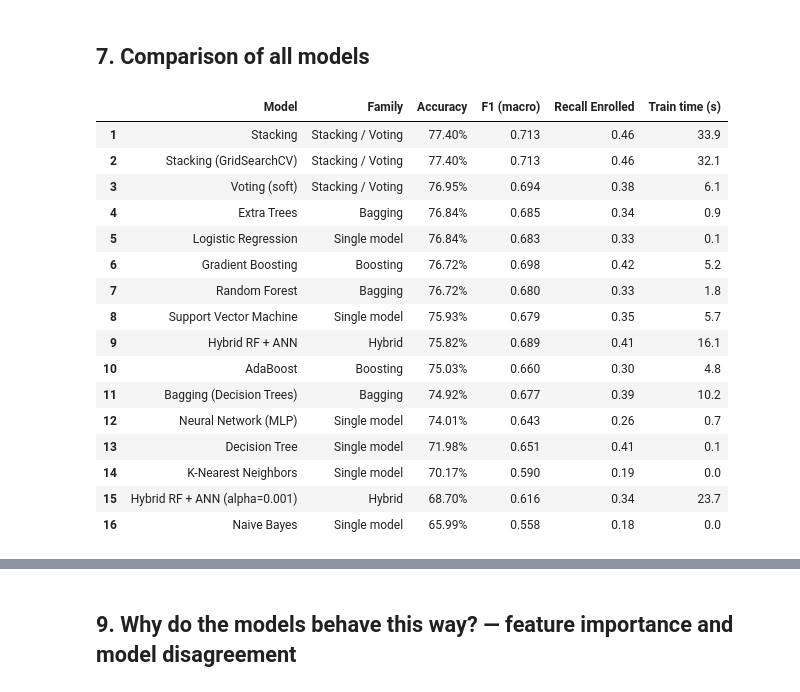
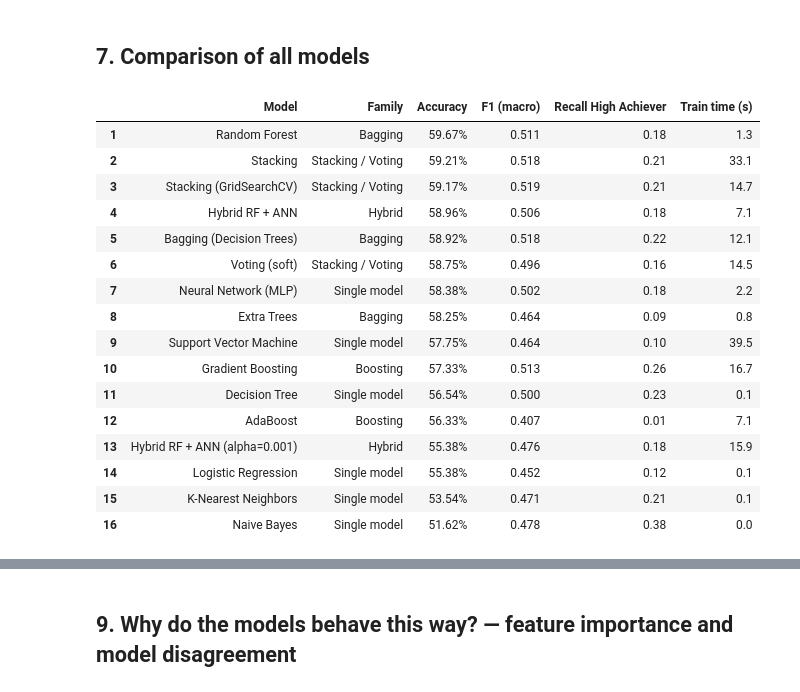
Before and after one commit to ManukaPathirana/student-performance-app, a Jupyter notebook: Ensemble_Learning_Student_Performance.ipynb, the cells around one changed output, grey strips where cells are left out. Drawn from its saved outputs; the diff is of its cells as text; code cells hidden in the pictures.

```diff
--- a/Ensemble_Learning_Student_Performance.ipynb
+++ b/Ensemble_Learning_Student_Performance.ipynb
@@ -83,18 +108,19 @@ X = df.drop(columns="Target").astype(float)
 y = df["Target"]
 X_tr, X_te, y_tr, y_te = train_test_split(X, y, test_size=0.2, stratify=y, random_state=RS)
 print("train:", X_tr.shape, " test:", X_te.shape)
+print("Majority-class baseline accuracy:", round(y_te.value_counts(normalize=True).max(), 3))
 
-results = []
-fitted = {}
+results, fitted = [], {}
 def evaluate(name, family, model):
     t0 = time.perf_counter(); model.fit(X_tr, y_tr); secs = time.perf_counter() - t0
     pred = model.predict(X_te)
     row = {"Model": name, "Family": family, "Accuracy": accuracy_score(y_te, pred),
            "F1 (macro)": f1_score(y_te, pred, average="macro"),
-           "Recall Enrolled": (pred[y_te.values == "Enrolled"] == "Enrolled").mean(),
+           "Recall High Achiever": (pred[y_te.values == "High Achiever"] == "High Achiever").mean(),
            "Train time (s)": secs}
     results.append(row); fitted[name] = model
-    print(f"{name:28s} acc={row['Accuracy']:.3f}  F1={row['F1 (macro)']:.3f}  ({secs:.1f}s)")
+    print(f"{name:34s} acc={row['Accuracy']:.3f}  F1={row['F1 (macro)']:.3f}  "
+          f"recall(HA)={row['Recall High Achiever']:.2f}  ({secs:.1f}s)")
     return model
 scaled = lambda est: make_pipeline(StandardScaler(), est)
 # %% [output]
@@ -217,25 +259,25 @@ Hybrid RF + ANN (alpha=0.001) acc=0.687  F1=0.616  (23.7s)
 # %%
 board = pd.DataFrame(results).sort_values(["Accuracy", "F1 (macro)"], ascending=False).reset_index(drop=True)
 board.index += 1
-board.style.format({"Accuracy": "{:.2%}", "F1 (macro)": "{:.3f}", "Recall Enrolled": "{:.2f}", "Train time (s)": "{:.1f}"})
+board.style.format({"Accuracy": "{:.2%}", "F1 (macro)": "{:.3f}", "Recall High Achiever": "{:.2f}", "Train time (s)": "{:.1f}"})
 # %% [output]
-|  | Model | Family | Accuracy | F1 (macro) | Recall Enrolled | Train time (s) |
-| 1 | Stacking | Stacking / Voting | 77.40% | 0.713 | 0.46 | 33.9 |
-| 2 | Stacking (GridSearchCV) | Stacking / Voting | 77.40% | 0.713 | 0.46 | 32.1 |
-| 3 | Voting (soft) | Stacking / Voting | 76.95% | 0.694 | 0.38 | 6.1 |
-| 4 | Extra Trees | Bagging | 76.84% | 0.685 | 0.34 | 0.9 |
-| 5 | Logistic Regression | Single model | 76.84% | 0.683 | 0.33 | 0.1 |
-| 6 | Gradient Boosting | Boosting | 76.72% | 0.698 | 0.42 | 5.2 |
-| 7 | Random Forest | Bagging | 76.72% | 0.680 | 0.33 | 1.8 |
-| 8 | Support Vector Machine | Single model | 75.93% | 0.679 | 0.35 | 5.7 |
-| 9 | Hybrid RF + ANN | Hybrid | 75.82% | 0.689 | 0.41 | 16.1 |
-| 10 | AdaBoost | Boosting | 75.03% | 0.660 | 0.30 | 4.8 |
-| 11 | Bagging (Decision Trees) | Bagging | 74.92% | 0.677 | 0.39 | 10.2 |
-| 12 | Neural Network (MLP) | Single model | 74.01% | 0.643 | 0.26 | 0.7 |
-| 13 | Decision Tree | Single model | 71.98% | 0.651 | 0.41 | 0.1 |
-| 14 | K-Nearest Neighbors | Single model | 70.17% | 0.590 | 0.19 | 0.0 |
-| 15 | Hybrid RF + ANN (alpha=0.001) | Hybrid | 68.70% | 0.616 | 0.34 | 23.7 |
-| 16 | Naive Bayes | Single model | 65.99% | 0.558 | 0.18 | 0.0 |
+|  | Model | Family | Accuracy | F1 (macro) | Recall High Achiever | Train time (s) |
+| 1 | Random Forest | Bagging | 59.67% | 0.511 | 0.18 | 1.3 |
+| 2 | Stacking | Stacking / Voting | 59.21% | 0.518 | 0.21 | 33.1 |
+| 3 | Stacking (GridSearchCV) | Stacking / Voting | 59.17% | 0.519 | 0.21 | 14.7 |
+| 4 | Hybrid RF + ANN | Hybrid | 58.96% | 0.506 | 0.18 | 7.1 |
+| 5 | Bagging (Decision Trees) | Bagging | 58.92% | 0.518 | 0.22 | 12.1 |
+| 6 | Voting (soft) | Stacking / Voting | 58.75% | 0.496 | 0.16 | 14.5 |
+| 7 | Neural Network (MLP) | Single model | 58.38% | 0.502 | 0.18 | 2.2 |
+| 8 | Extra Trees | Bagging | 58.25% | 0.464 | 0.09 | 0.8 |
+| 9 | Support Vector Machine | Single model | 57.75% | 0.464 | 0.10 | 39.5 |
+| 10 | Gradient Boosting | Boosting | 57.33% | 0.513 | 0.26 | 16.7 |
+| 11 | Decision Tree | Single model | 56.54% | 0.500 | 0.23 | 0.1 |
+| 12 | AdaBoost | Boosting | 56.33% | 0.407 | 0.01 | 7.1 |
+| 13 | Hybrid RF + ANN (alpha=0.001) | Hybrid | 55.38% | 0.476 | 0.18 | 15.9 |
+| 14 | Logistic Regression | Single model | 55.38% | 0.452 | 0.12 | 0.1 |
+| 15 | K-Nearest Neighbors | Single model | 53.54% | 0.471 | 0.21 | 0.1 |
+| 16 | Naive Bayes | Single model | 51.62% | 0.478 | 0.38 | 0.0 |
 # %%
 colors = {"Single model": "#9AA5B1", "Bagging": "#3A6FD8", "Boosting": "#E4572E",
           "Stacking / Voting": "#29A36A", "Hybrid": "#8E5CC4"}
```
Also changed, not shown: parts of 31 cells of this notebook, 10 other files.
